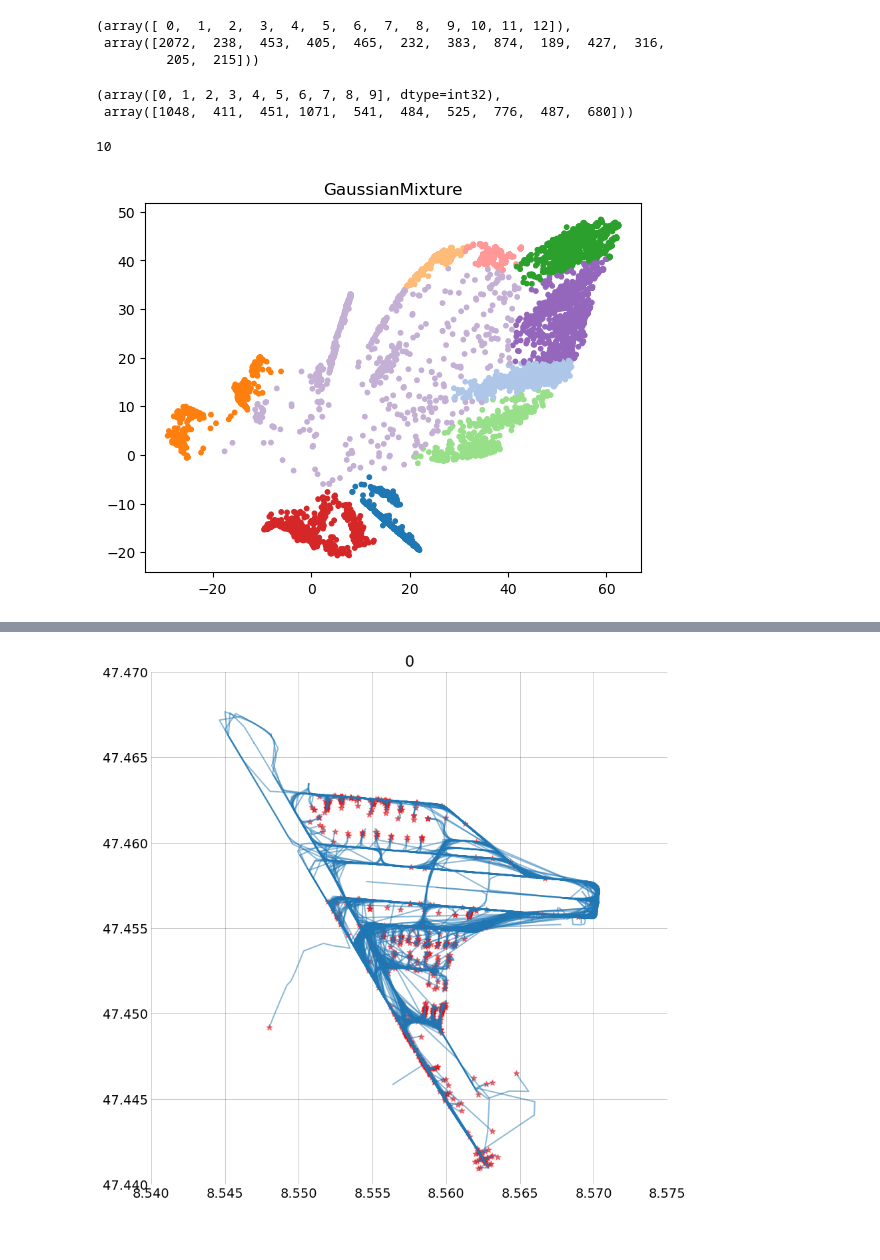
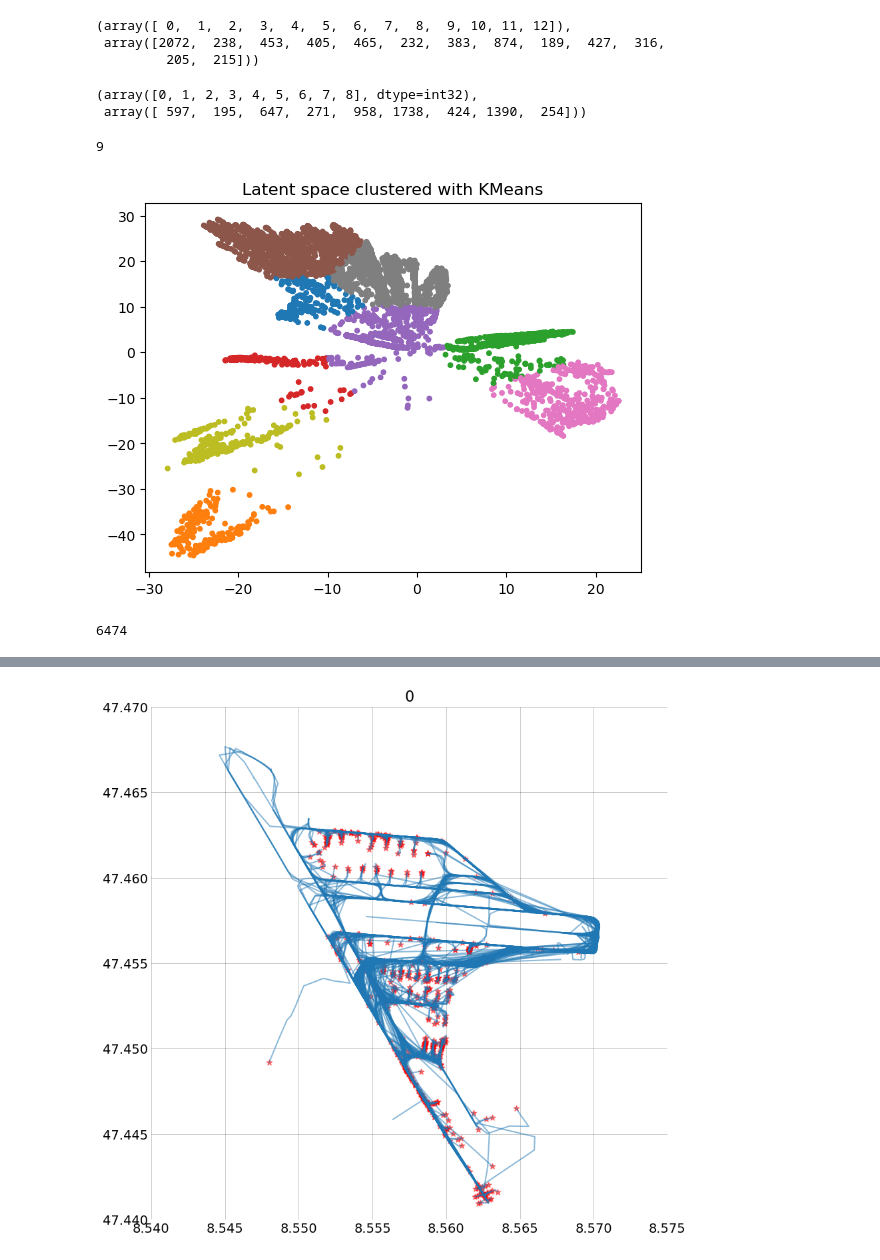
Before and after one commit to arthurlaquieze/artefact, a Jupyter notebook: test_2d_ConvAE.ipynb, the cells around one changed output, grey strips where cells are left out. Saved outputs shown, nothing was run; the diff lists cells and outputs as text; code cells hidden in the pictures.

```diff
--- a/test_2d_ConvAE.ipynb
+++ b/test_2d_ConvAE.ipynb
@@ -580,10 +673,10 @@ train_dataset, test_dataset = torch.utils.data.random_split(dataset, [int(len(da
 # %%
 # batch_size = 64
 # batch_size = 32
-# batch_size = 16
 batch_size = 8
+# batch_size = 8
 # epochs = 25
-epochs = 5
+epochs = 10
 
 workers = 0
 train_loader = DataLoader(
@@ -687,7 +810,7 @@ plt.show()
 # %%
 latent_space = latent_space_noisy
 # %%
-colormap = mpl.colormaps["tab20"]
+colormap = mpl.colormaps["tab10"]
 # %%
 from sklearn.mixture import GaussianMixture
 
@@ -742,20 +862,24 @@ from sklearn.cluster import KMeans
 method="KMeans"
 
 latent = latent_space
-clustering = KMeans(n_clusters=(10)).fit(latent)
+clustering = KMeans(n_clusters=(9)).fit(latent)
 clusters = clustering.predict(latent)
 np.unique(clusters, return_counts=True)
 # %% [output]
-(array([0, 1, 2, 3, 4, 5, 6, 7, 8, 9], dtype=int32),
- array([1048,  411,  451, 1071,  541,  484,  525,  776,  487,  680]))
+(array([0, 1, 2, 3, 4, 5, 6, 7, 8], dtype=int32),
+ array([ 597,  195,  647,  271,  958, 1738,  424, 1390,  254]))
 # %%
 plt.scatter(latent[:, 0], latent[:, 1], c=[colormap(c) for c in clusters], s=10)
 # plt.colorbar()
-plt.title(f"{method}")
+plt.title(f"Latent space clustered with {method}")
 len(np.unique(clusters))
 # %% [output]
-10
+9
-[figure, old version]
+[figure, new version]
+# %%
+len(clusters)
+# %% [output]
+6474
 # %%
 figsize = (3, 4)
 
```
Also changed, not shown: parts of 31 cells of this notebook, 4 other files.
